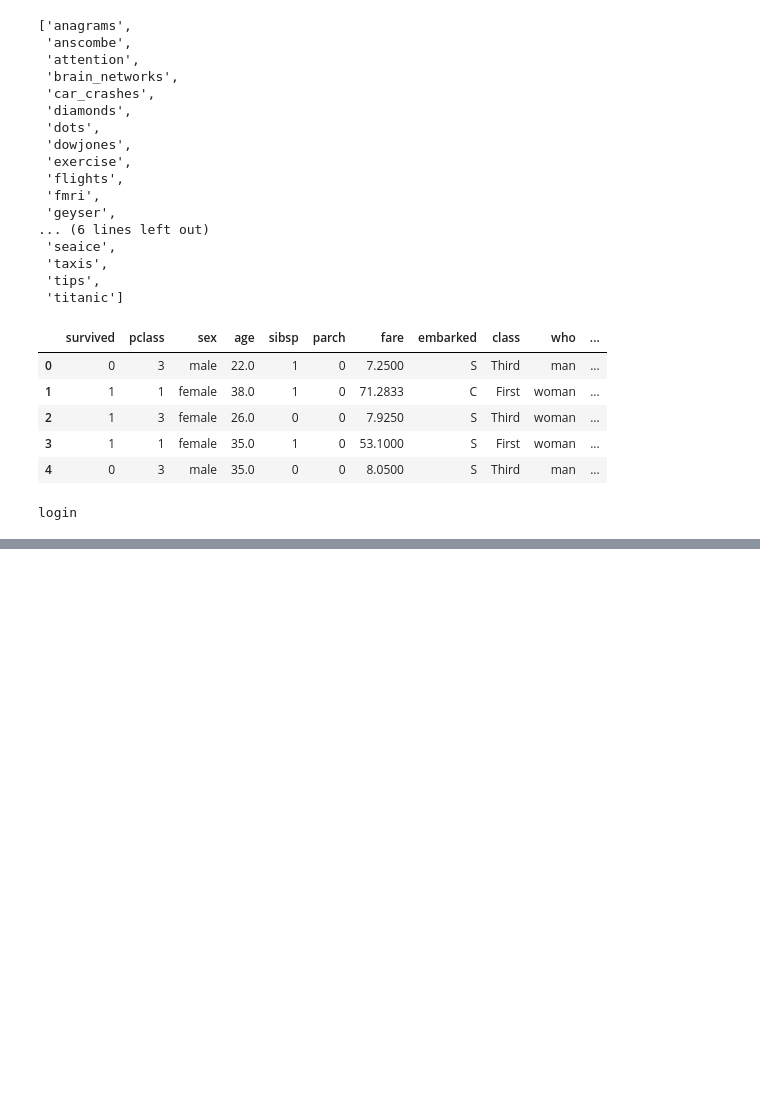
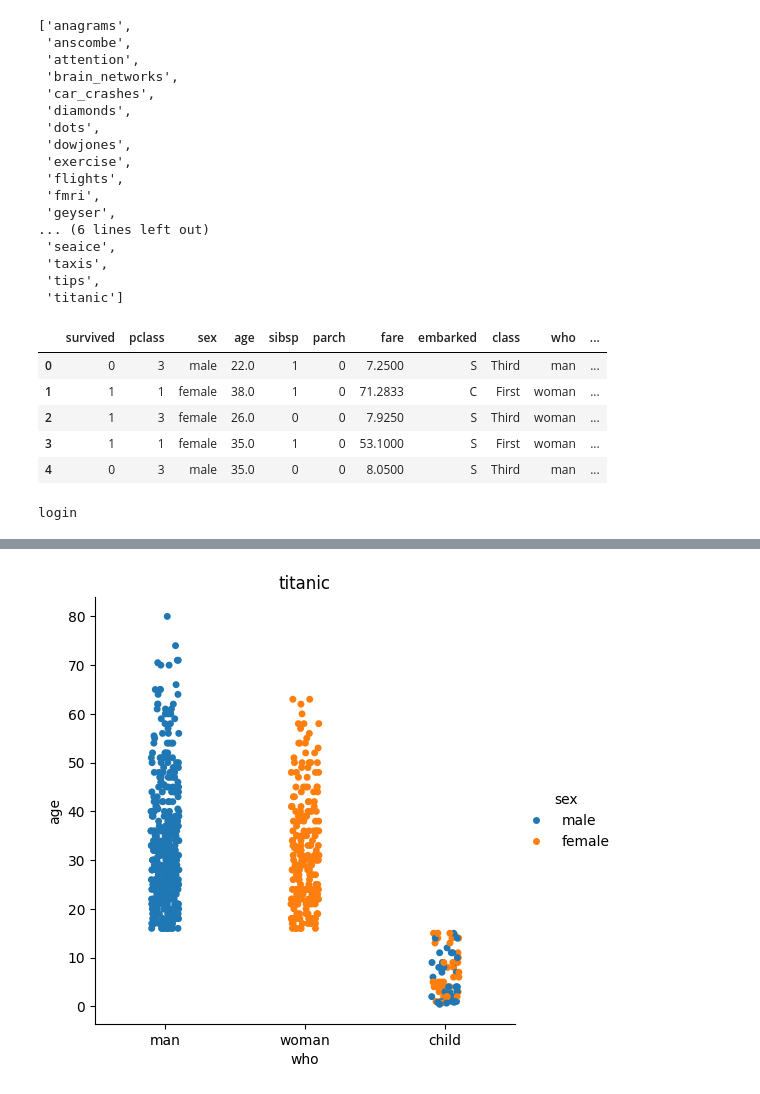
Before and after one commit to ThunderboltGM/Technical-session, a Jupyter notebook: Day-1.ipynb, the cells around one changed output, grey strips where cells are left out. Saved outputs shown, nothing was run; the diff lists cells and outputs as text; code cells hidden in the pictures; blank space fills up the shorter version.

```diff
--- a/Day-1.ipynb
+++ b/Day-1.ipynb
@@ -146,0 +199,6 @@ def signup():
+# %%
+sns.catplot(x=df['who'],y=df['age'],hue=df['sex'])
+plt.title("titanic")
+plt.show()
+# %% [output]
+[figure, added]
```
Also changed, not shown: parts of 5 cells of this notebook.
